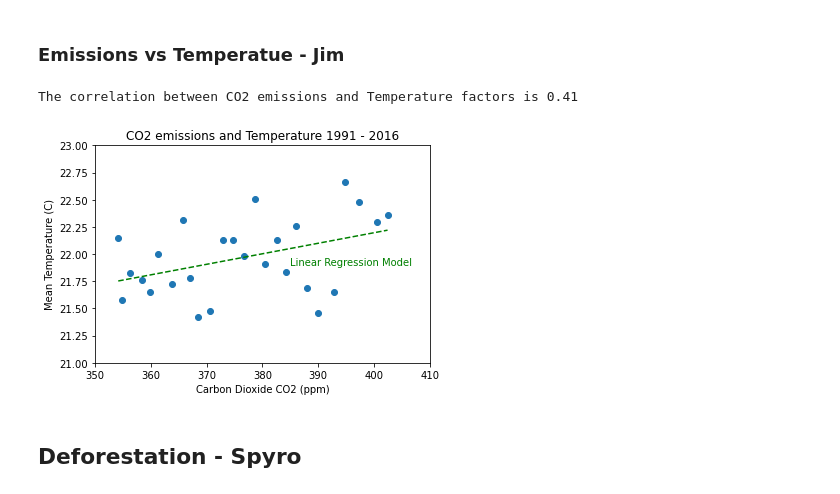
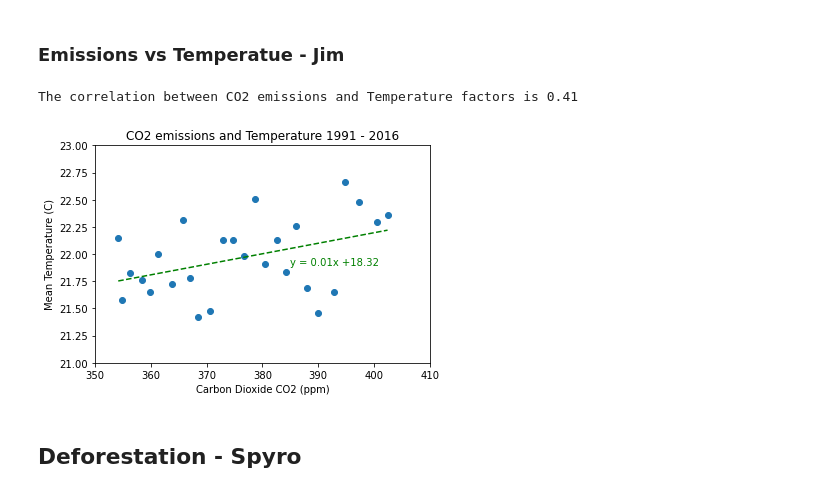
Before and after one commit to thierzon/disney-donut-project, a Jupyter notebook: combined_data.ipynb, the cells around one changed output. Drawn from its saved outputs; the diff is of its cells as text; code cells hidden in the pictures.

```diff
--- a/combined_data.ipynb
+++ b/combined_data.ipynb
@@ -401,31 +401,34 @@ plt.show()
 # %%
 # Calculate the correlation coefficient and linear regression model
 # for temperature and CO2 emmsions - 1990 -> 2020
 
 # Remove first and last 3 rows of emissions to match temperature data set
 emissions_df2 = emissions_df[1:]
 emissions_df2 = emissions_df2[:-3]
 
 correlation = sts.pearsonr(emissions_df2['CO2(ppm)']['mean'], new_mean_temperature['Mean Temperature(Celcius)'])
 m_slope, m_int, m_r, m_p, m_std_err = sts.linregress(emissions_df2['CO2(ppm)']['mean'], new_mean_temperature['Mean Temperature(Celcius)'])
 m_fit = m_slope * emissions_df2['CO2(ppm)']['mean'] + m_int
 
+# Create line equation string
+line_eq = "y = " + str(round(m_slope,2)) + "x +" + str(round(m_int,2))
+
 print(f"The correlation between CO2 emissions and Temperature factors is {round(correlation[0],2)}")
 print()
 
 plt.scatter(emissions_df2['CO2(ppm)']['mean'], new_mean_temperature['Mean Temperature(Celcius)'])
 plt.plot(emissions_df2['CO2(ppm)']['mean'],m_fit,"--",color='g')
 plt.xlabel('Carbon Dioxide CO2 (ppm)')
 plt.ylabel('Mean Temperature (C)')
 plt.title('CO2 emissions and Temperature 1991 - 2016')
 plt.xlim(350,410)
 plt.ylim(21,23)
-plt.text(385,21.90,'Linear Regression Model', color='g')
+plt.text(385,21.90,line_eq, color='g')
 plt.savefig("Output/CO2-Temperature.png")
 plt.show()
 # %% [output]
 The correlation between CO2 emissions and Temperature factors is 0.41
-[figure, old version]
+[figure, new version]
 # %% [markdown]
 ## Deforestation - Spyro
 # %%
```
